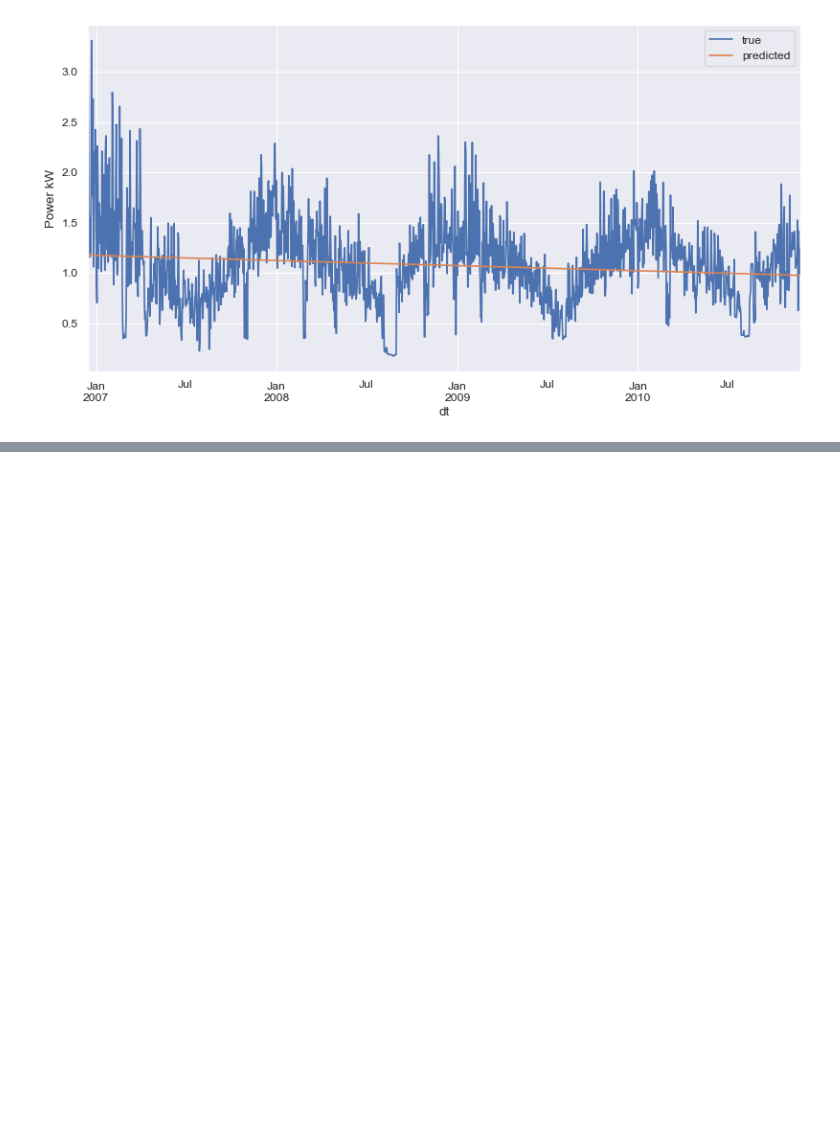
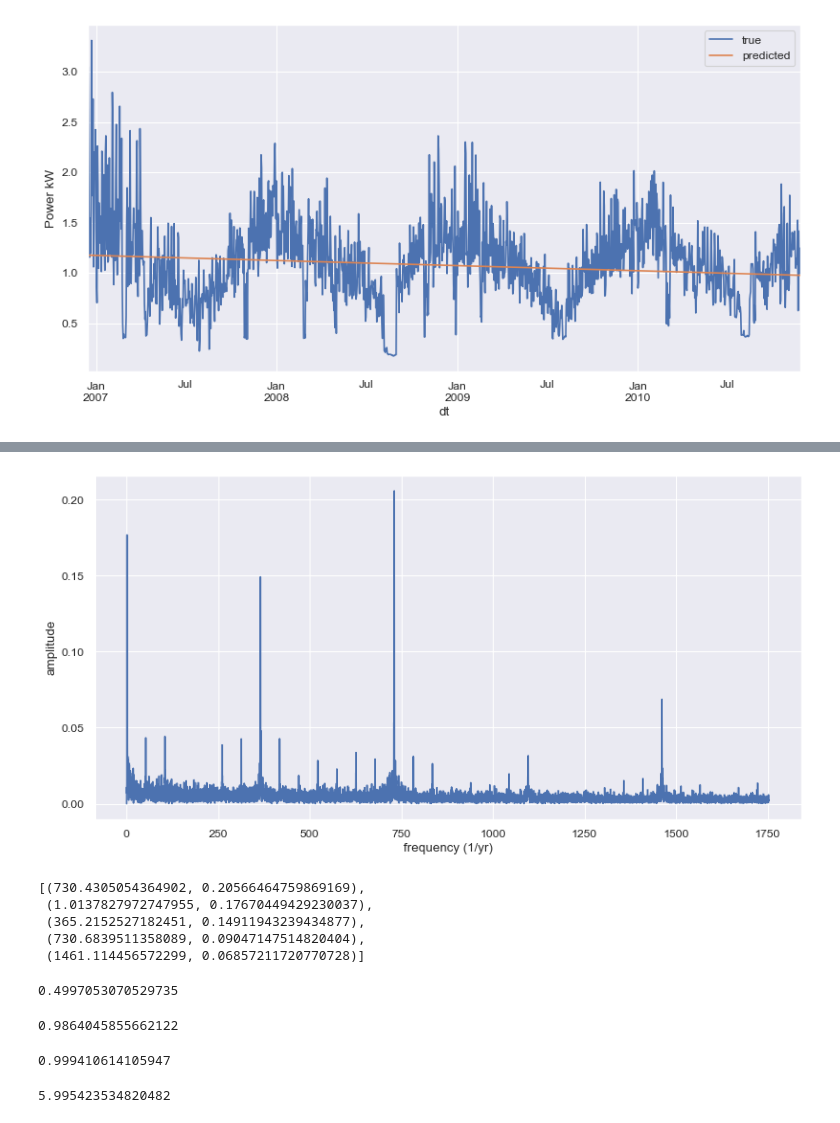
Before and after one commit to EarnRW/Time-Series-Forecasting-Household-Electric-Power-Consumption, a Jupyter notebook: notebook/forecasting.ipynb, the cells around one changed output, grey strips where cells are left out. Cells and saved outputs as stored; diff of their text form; code cells hidden in the pictures; blank space fills up the shorter version.

```diff
--- a/notebook/forecasting.ipynb
+++ b/notebook/forecasting.ipynb
@@ -186,0 +286,33 @@ resd.resample("D").mean().plot()
+# %%
+plot_fft(300)
+# %% [output]
+[figure, added]
+# %%
+# get the most dominant frequencies
+def most_dominant_fft(top_n, fraction):
+    fft_top_list = zip(f[:len(Y)//fraction], np.abs(Y[:len(Y)//fraction])/len(Y))
+    return sorted(fft_top_list, key=lambda t: t[1], reverse=True)[:top_n]
+
+most_dominant_fft(5, 300)
+# %% [output]
+[(730.4305054364902, 0.20566464759869169),
+ (1.0137827972747955, 0.17670449429230037),
+ (365.2152527182451, 0.14911943239434877),
+ (730.6839511358089, 0.09047147514820404),
+ (1461.114456572299, 0.06857211720770728)]
+# %%
+1 / 730.4305054364902 * 365 # this is about every half a day
+# %% [output]
+0.4997053070529735
+# %%
+1 / 1.0137827972747955 # this is about every year
+# %% [output]
+0.9864045855662122
+# %%
+1 / 365.2152527182451 * 365 # this is about everyday
+# %% [output]
+0.999410614105947
+# %%
+1 / 1461.114456572299 * 365 * 24 # this is about every 6-hours
+# %% [output]
+5.995423534820482
```
Also changed, not shown: parts of 22 cells of this notebook.
